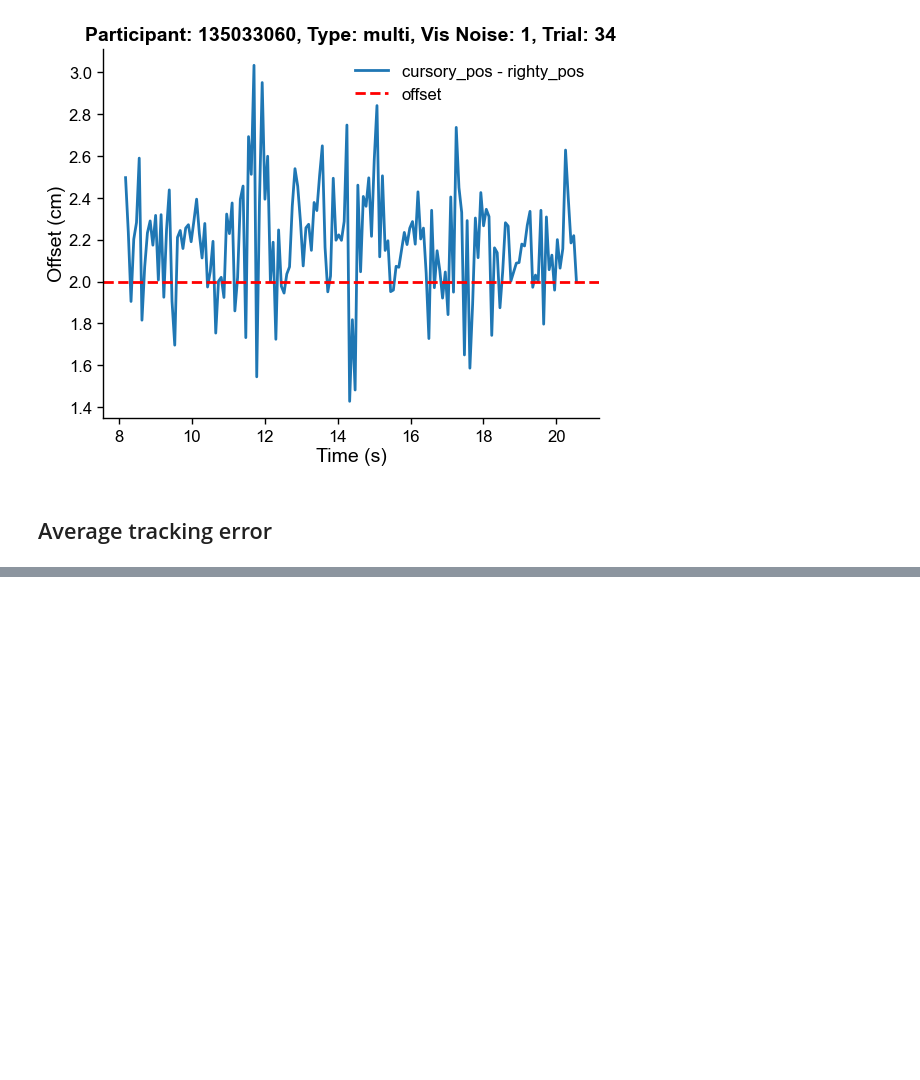
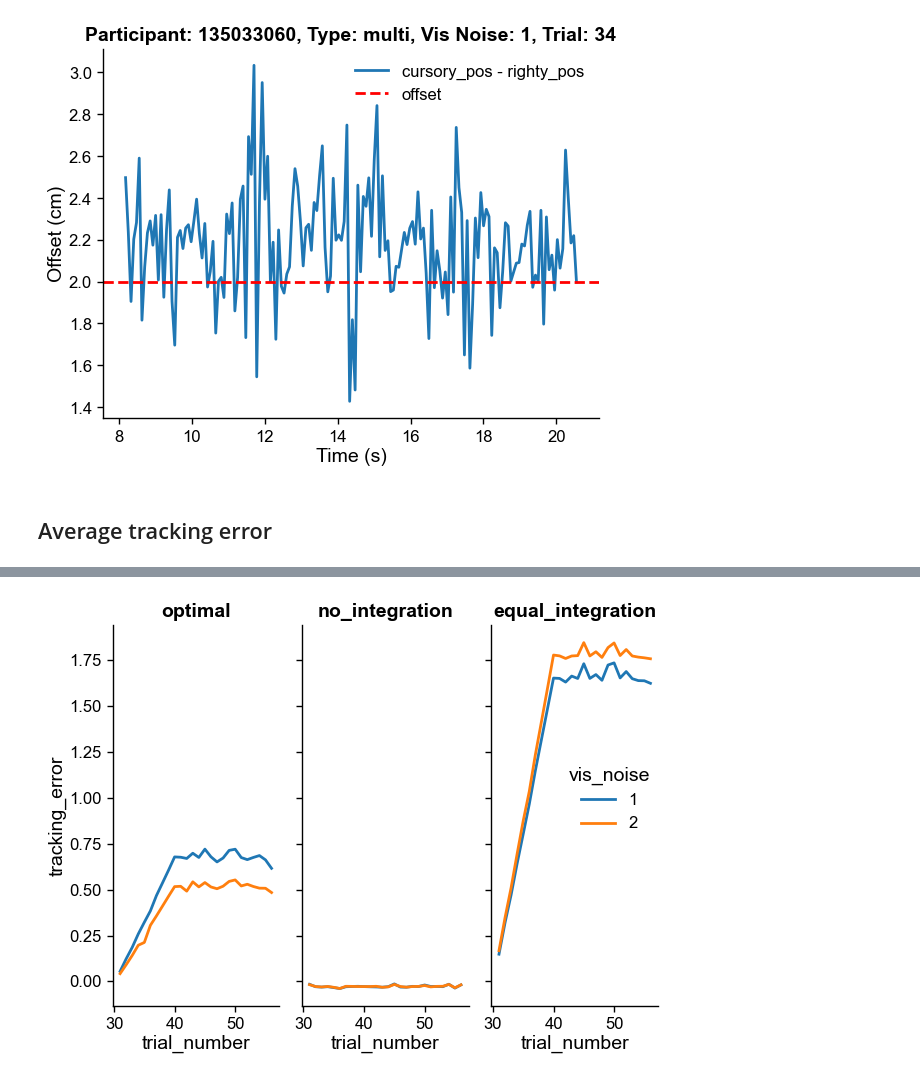
Before and after one commit to dominikstrb/cpp-proprioception, a Jupyter notebook: notebooks/CheckDataOffset.ipynb, the cells around one changed output, grey strips where cells are left out. Saved outputs shown, nothing was run; the diff lists cells and outputs as text; code cells hidden in the pictures; blank space fills up the shorter version.

```diff
--- a/notebooks/CheckDataOffset.ipynb
+++ b/notebooks/CheckDataOffset.ipynb
@@ -111,0 +131,29 @@ g.show()
+# %%
+sim_df = sim_df.reset_index(drop=True)
+# %%
+
+sim_df["tracking_error"] = sim_df["lefty_pos"] - (sim_df["righty_pos"] + np.random.normal(loc=0, scale=0.5, size=len(sim_df)))
+
+sim_df["offset_sign"] = sim_df.groupby("participant")["cursor_offset"].transform(
+    lambda x: np.sign(x.mean())
+)
+
+sim_df["tracking_error"] *= sim_df["offset_sign"]
+# %%
+
+g = (
+    so.Plot(
+        sim_df[(sim_df["phase"].isin(["calibration"]))],
+        x="trial_number",
+        y="tracking_error",
+        color="vis_noise",
+    )
+    .add(so.Line(), so.Agg())
+    # .add(so.Line(alpha=0.5), so.Agg(), group="participant")
+    # .add(so.Band(), so.Est())
+    .scale(color=so.Nominal())
+    .facet(col="model")
+)
+g.show()
+# %% [output]
+[figure, added]
```
Also changed, not shown: parts of 10 cells of this notebook, 3 other files.
